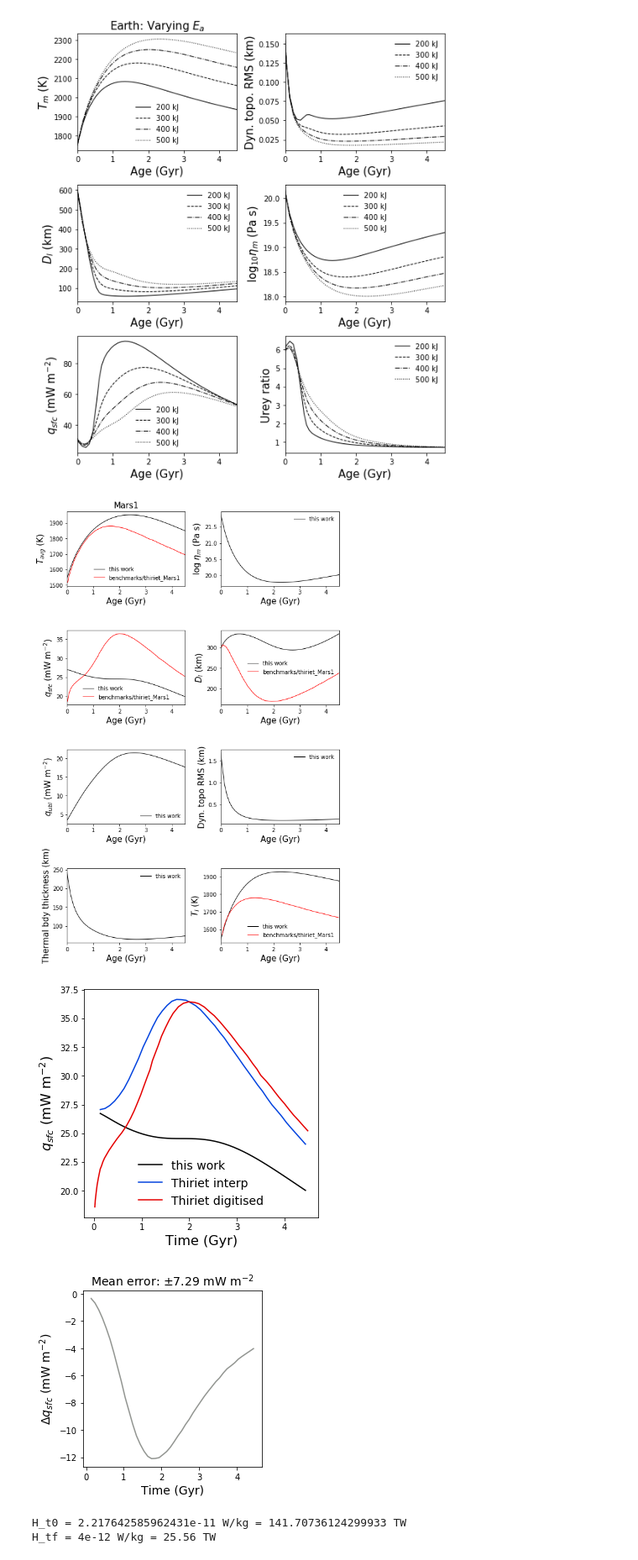
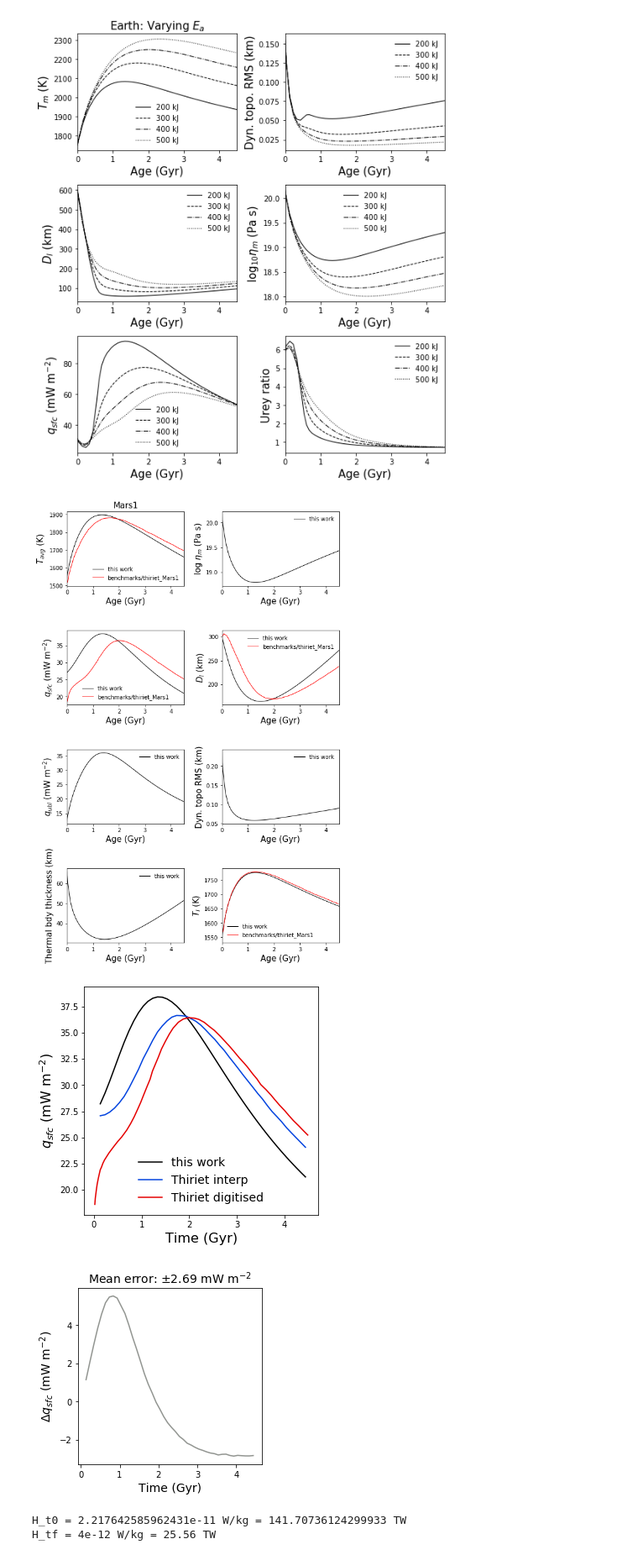
Before and after one commit to clairesworld/exo-top, a Jupyter notebook: top_model.ipynb, the cells around one changed output. Shown at 84% size. Drawn from its saved outputs; the diff is of its cells as text; code cells hidden in the pictures.

```diff
--- a/top_model.ipynb
+++ b/top_model.ipynb
@@ -18,5 +18,5 @@ import rheology as rh
 import inputs as ins
 from mpl_tools import colorize
 
-fig_path = '/space/cmg76/figs/' # office
-# fig_path = 'figs/' # laptop
+# fig_path = '/space/cmg76/figs/' # office
+fig_path = 'figs/' # laptop
@@ -628,7 +895,8 @@ fig.savefig(fig_path+'Ea_test.pdf', bbox_inches='tight')
 # %%
 ######  reproduce Thiriet+ 2019 Mars1
 
-Mars1 = tp.TerrestrialPlanet(Alb=None,
+Mars1 = tp.TerrestrialPlanet(h_rh=2.07e-3,
+                             Alb=None,
                              H_0=4e-12, # final radiogenic heating in W/kg
                              X_K=305, # initial abundance of K in wt ppm
                              X_U=16e-3, # initial abundane of U in wt ppm
@@ -653,37 +921,37 @@ Mars1 = tp.TerrestrialPlanet(Alb=None,
                              eta_0=1e21, # reference dynamic viscosity in Pa s
                              T_ref=1600, # viscosity law reference temperature in K
                              T_s=250, # fixed surface temp in K
                              M_p=6.39e23, # only used for gravity in this case
                              sma=None,
                              ident='Mars1'
                              )
 kwargs = dict(T_m0=1750, T_c0=2250, D_l0=300e3, tf=4.5, visc_type='KW',
-              h_rh=2e-3, complexity=3) # model params
+              complexity=3) # model params
 Mars1 = therm.solve(Mars1, **kwargs) # T_m, T_c, D_l
 Mars1.dyn_top_rms = top.dyn_topo(Mars1)
 names = {'T_avg':('$T_{avg}$ (K)',1),
          'eta_m':('log $\eta_m$ (Pa s)', 1),#'q_core':('$q_{core}$ (mW m$^{-2}$)',1e3),
          'q_sfc':('$q_{sfc}$ (mW m$^{-2}$)',1e3),
          'D_l':('$D_l$ (km)',1e-3),
          'q_ubl':('$q_{ubl}$ (mW m$^{-2}$)', 1e3), #'urey':('Urey ratio',1),
          'dyn_top_rms':('Dyn. topo RMS (km)',1e-3),
          'TBL_u':('Thermal bdy thickness (km)',1e-3),
          'T_l':('$T_l$ (K)',1),
         }
 save = True
 # snaps(Mars1_complex3, plot_snapshots=[0, 2, 4.5], fig_path=fig_path, plots_save=save, **kwargs)
 fig, axes = plot_output(Mars1, names, ncols=2, plots_save=save, verbose=False,
                         compare_dir='benchmarks/thiriet_Mars1',fig_path=fig_path, **kwargs)
 plot_qsfc_error(Mars1, compare_dir='benchmarks/thiriet_Mars1', fig_path=fig_path, plots_save=save,
                 ident='Mars1', **kwargs)
 # plot_Tavg(Mars1_complex3, compare_dir='benchmarks/thiriet_Mars1', plots_save=save,
 #           fig_path=fig_path, **kwargs)
 
 # expect q_sfc to be off by <=4.5 mW m^-3 average without PDE
 # %% [output]
-[figure, old version]
+[figure, new version]
-[figure, old version]
+[figure, new version]
-[figure, old version]
+[figure, new version]
 # %%
 ######  reproduce Thiriet+ 2019 Moon1
 Moon1 = tp.TerrestrialPlanet(M_p = 7.34767309e22,
```
Also changed, not shown: parts of 11 cells of this notebook, 10 other files.
